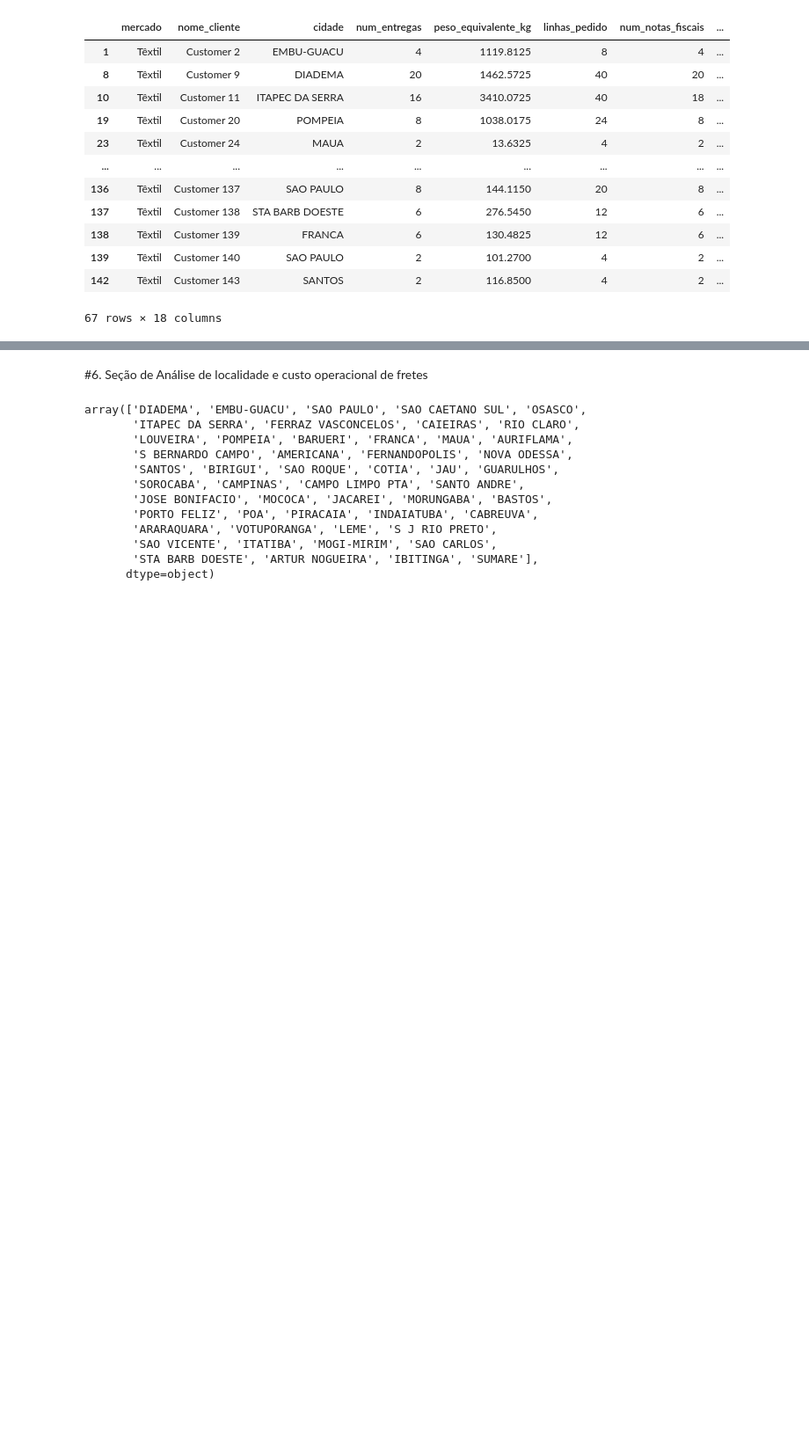
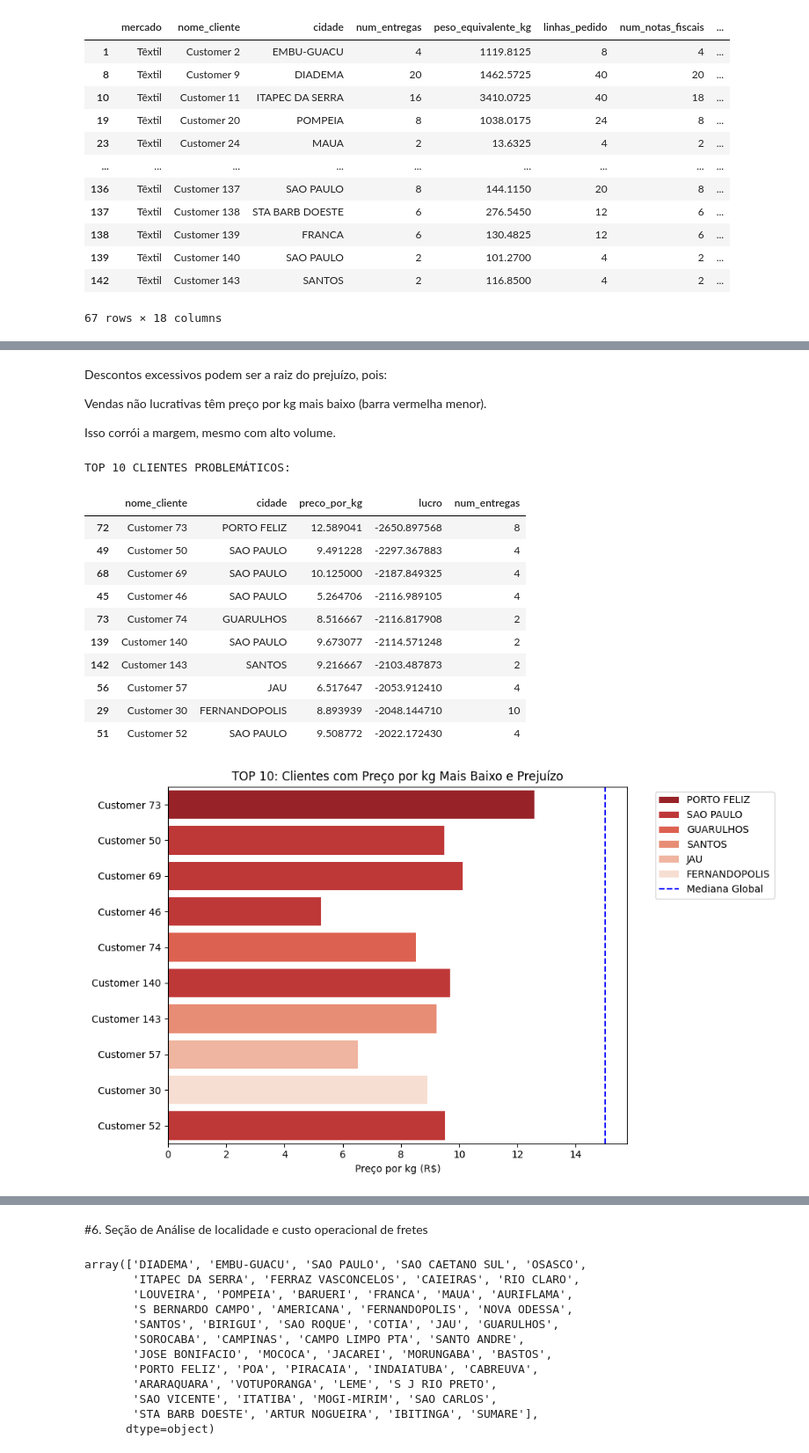
Before and after one commit to 1da1ana1/Case_Itau, a Jupyter notebook: CaseItau.ipynb, the cells around one changed output, grey strips where cells are left out. Shown at 88% size. Cells and saved outputs as stored; diff of their text form; code cells hidden in the pictures; blank space fills up the shorter version.

```diff
--- a/CaseItau.ipynb
+++ b/CaseItau.ipynb
@@ -348,0 +376,47 @@ df[(df['faturamento_anual_por_cli'] < custos_totais_cli) & (df.lucro < 0)]
+# %% [markdown]
+Descontos excessivos podem ser a raiz do prejuízo, pois:
+
+Vendas não lucrativas têm preço por kg mais baixo (barra vermelha menor).
+
+Isso corrói a margem, mesmo com alto volume.
+# %%
+# Filtrar os 10 piores clientes (preço baixo + prejuízo ou baixo lucro)
+top10_problematicos = df[
+    (df['preco_por_kg'] < df['preco_por_kg'].median())  # Preço abaixo da mediana
+].sort_values(by=['lucro', 'preco_por_kg']).head(10)  # Ordena do maior prejuízo/menor preço
+
+# Tabela resumida
+print("TOP 10 CLIENTES PROBLEMÁTICOS:")
+display(top10_problematicos[['nome_cliente', 'cidade', 'preco_por_kg', 'lucro', 'num_entregas']])
+
+# Gráfico de alerta
+plt.figure(figsize=(10, 6))
+sns.barplot(
+    data=top10_problematicos,
+    x='preco_por_kg',
+    y='nome_cliente',
+    hue='cidade',
+    palette='Reds_r',
+    dodge=False
+)
+plt.axvline(x=df['preco_por_kg'].median(), color='blue', linestyle='--', label='Mediana Global')
+plt.title('TOP 10: Clientes com Preço por kg Mais Baixo e Prejuízo')
+plt.xlabel('Preço por kg (R$)')
+plt.ylabel('')
+plt.legend(bbox_to_anchor=(1.05, 1))
+plt.tight_layout()
+plt.show()
+# %% [output]
+TOP 10 CLIENTES PROBLEMÁTICOS:
+|  | nome_cliente | cidade | preco_por_kg | lucro | num_entregas |
+| 72 | Customer 73 | PORTO FELIZ | 12.589041 | -2650.897568 | 8 |
+| 49 | Customer 50 | SAO PAULO | 9.491228 | -2297.367883 | 4 |
+| 68 | Customer 69 | SAO PAULO | 10.125000 | -2187.849325 | 4 |
+| 45 | Customer 46 | SAO PAULO | 5.264706 | -2116.989105 | 4 |
+| 73 | Customer 74 | GUARULHOS | 8.516667 | -2116.817908 | 2 |
+| 139 | Customer 140 | SAO PAULO | 9.673077 | -2114.571248 | 2 |
+| 142 | Customer 143 | SANTOS | 9.216667 | -2103.487873 | 2 |
+| 56 | Customer 57 | JAU | 6.517647 | -2053.912410 | 4 |
+| 29 | Customer 30 | FERNANDOPOLIS | 8.893939 | -2048.144710 | 10 |
+| 51 | Customer 52 | SAO PAULO | 9.508772 | -2022.172430 | 4 |
+[figure, added]
```
Also changed, not shown: parts of 6 cells of this notebook.
